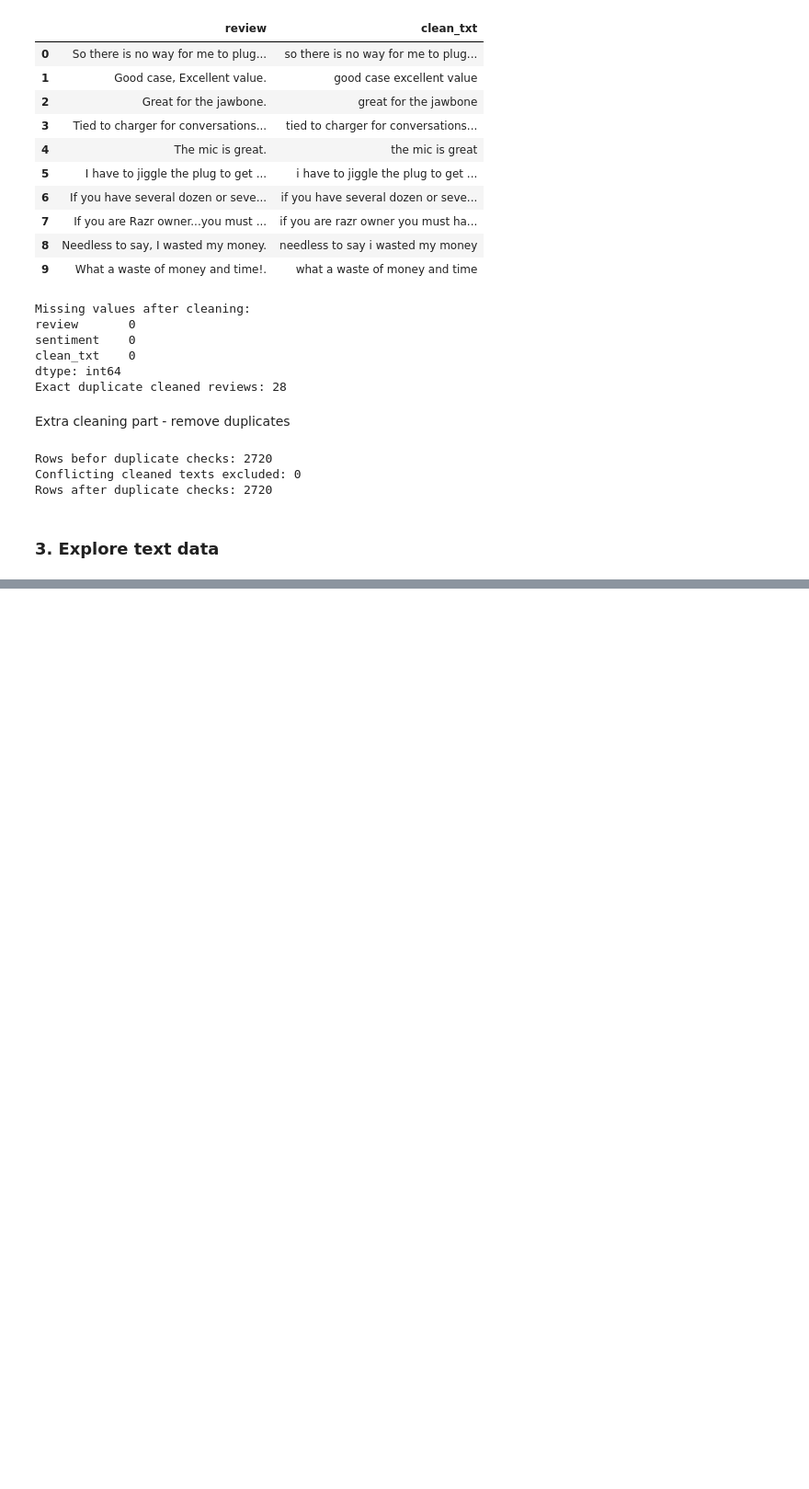
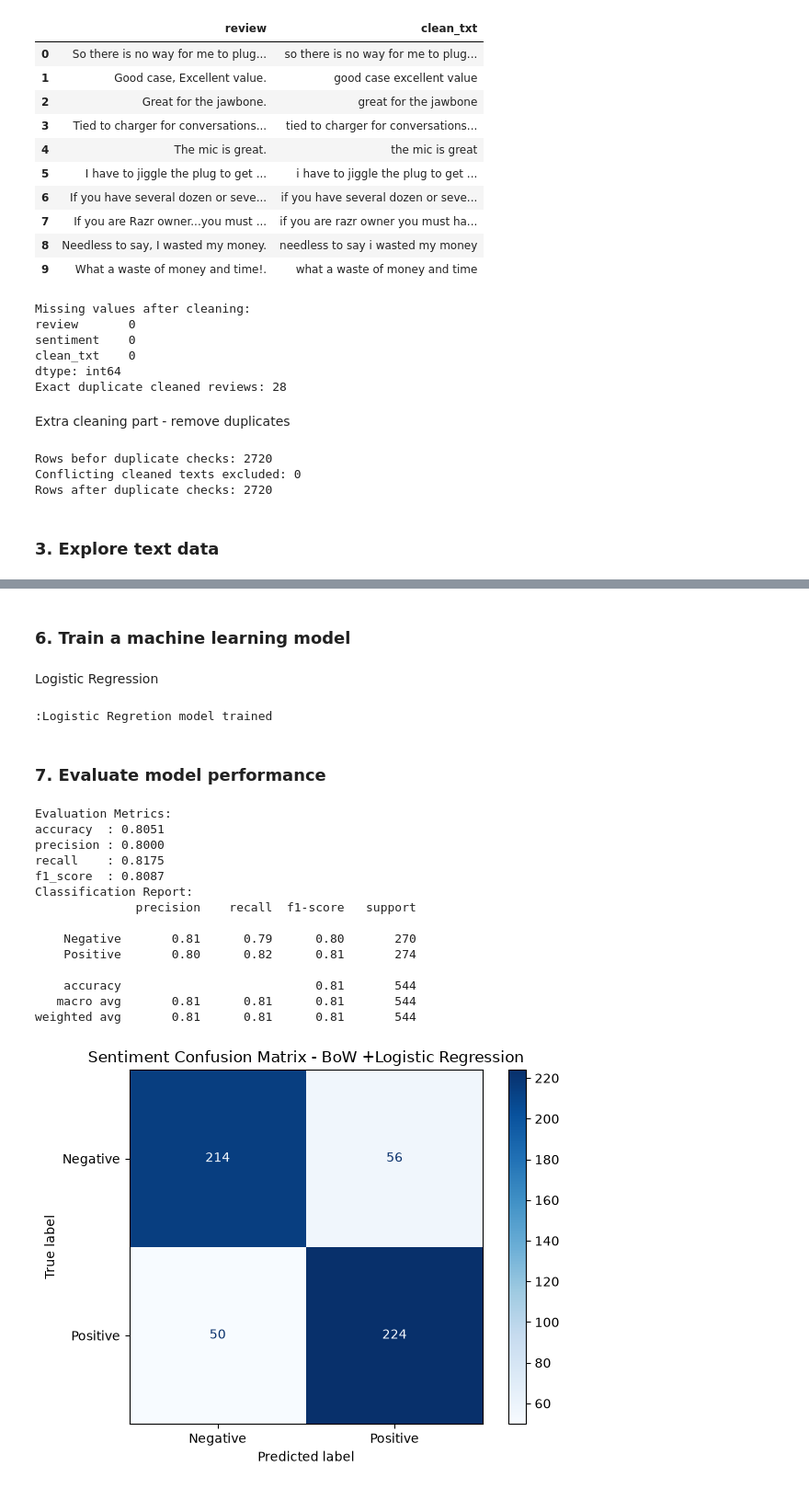
Before and after one commit to sasini05/LLM-Practical-Portfolio---10965209, a Jupyter notebook: Lab-01-Machine-Learning/notebooks/lab01_sentiment_analysis.ipynb, the cells around one changed output, grey strips where cells are left out. Shown at 92% size. Cells and saved outputs as stored; diff of their text form; code cells hidden in the pictures; blank space fills up the shorter version.

```diff
--- a/Lab-01-Machine-Learning/notebooks/lab01_sentiment_analysis.ipynb
+++ b/Lab-01-Machine-Learning/notebooks/lab01_sentiment_analysis.ipynb
@@ -132,0 +235,11 @@ plt.show()
+# %%
+from sklearn.feature_extraction.text import CountVectorizer
+
+vectorizer= CountVectorizer()
+x_train_bow= vectorizer.fit_transform(x_train)
+x_test_bow= vectorizer.transform(x_test)
+
+print("Training BoW matrix shape:", x_train_bow.shape)
+print("Test BoW matrix shape:", x_test_bow.shape)
+print("Vocabulary size:", len(vectorizer.vocabulary_))
+print("Example vocabulary terms:", vectorizer.get_feature_names_out()[:20])
@@ -132,0 +252,68 @@ plt.show()
+# %% [markdown]
+### 6. Train a machine learning model
+# %% [markdown]
+Logistic Regression
+# %%
+from sklearn.linear_model import LogisticRegression
+
+model= LogisticRegression(max_iter=1000, random_state=42)
+model.fit(x_train_bow, y_train)
+print(":Logistic Regretion model trained")
+# %% [output]
+:Logistic Regretion model trained
+# %% [markdown]
+### 7. Evaluate model performance
+# %%
+from sklearn.metrics import accuracy_score, precision_score, recall_score, f1_score
+from sklearn.metrics import classification_report
+from sklearn.metrics import ConfusionMatrixDisplay
+
+y_pred= model.predict(x_test_bow)
+metrics = {
+    "accuracy": accuracy_score(y_test, y_pred),
+    "precision": precision_score(y_test, y_pred, zero_division=0),
+    "recall": recall_score(y_test, y_pred, zero_division=0),
+    "f1_score": f1_score(y_test, y_pred, zero_division=0),
+}
+
+print("Evaluation Metrics:")
+for name, value in metrics.items():
+    print(f"{name:10s}: {value:.4f}")
+print("Classification Report:")
+print(classification_report(
+    y_test,
+    y_pred,
+    target_names=["Negative", "Positive"],
+    zero_division=0
+))
+
+pd.DataFrame([metrics]).to_csv(RESULTS_DIR/"evaluation_metrics.csv", index=False)
+
+import matplotlib.pyplot as plt
+
+ConfusionMatrixDisplay.from_predictions(
+    y_test,
+    y_pred,
+    display_labels=["Negative", "Positive"],
+    cmap="Blues"
+)
+plt.title("Sentiment Confusion Matrix - BoW +Logistic Regression")
+plt.tight_layout()
+plt.savefig(RESULTS_DIR / "confusion_matrix.png", dpi=150)
+plt.show()
+# %% [output]
+Evaluation Metrics:
+accuracy  : 0.8051
+precision : 0.8000
+recall    : 0.8175
+f1_score  : 0.8087
+Classification Report:
+              precision    recall  f1-score   support
+
+    Negative       0.81      0.79      0.80       270
+    Positive       0.80      0.82      0.81       274
+
+    accuracy                           0.81       544
+   macro avg       0.81      0.81      0.81       544
+weighted avg       0.81      0.81      0.81       544
+[figure, added]
```
Also changed, not shown: parts of 10 cells of this notebook, 6 other files.
